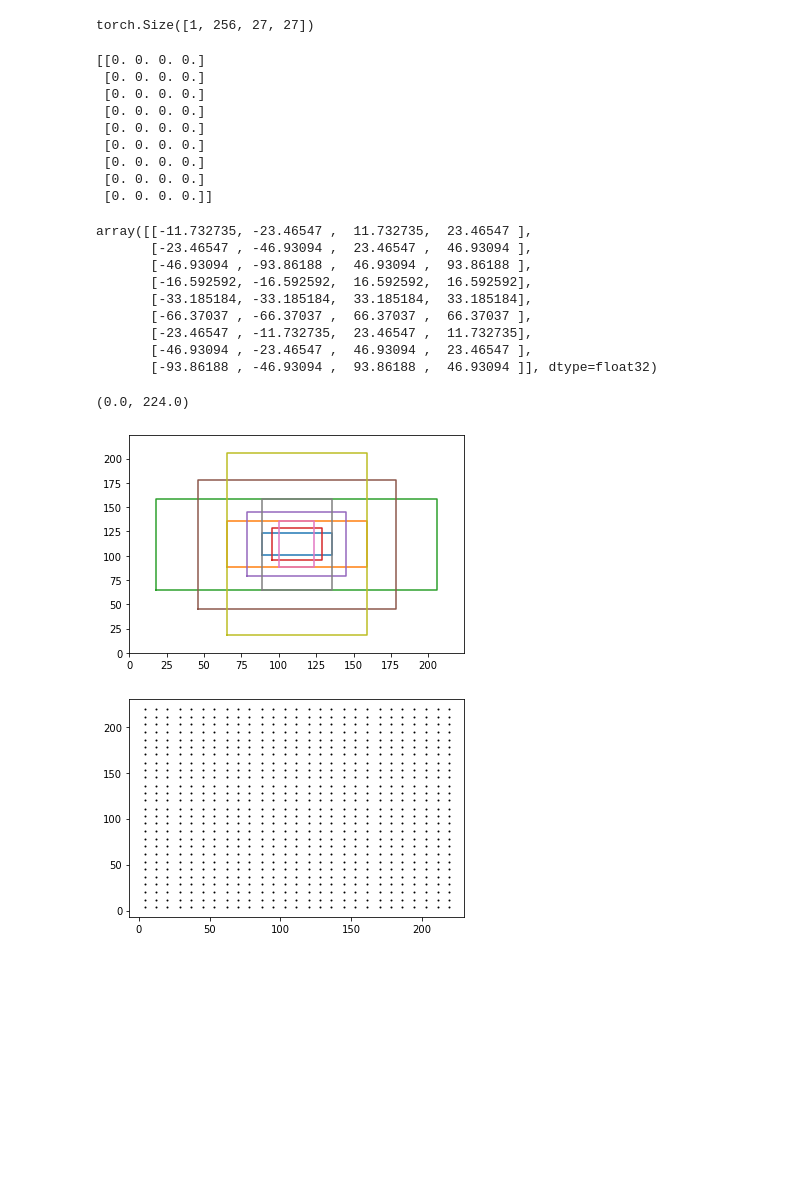
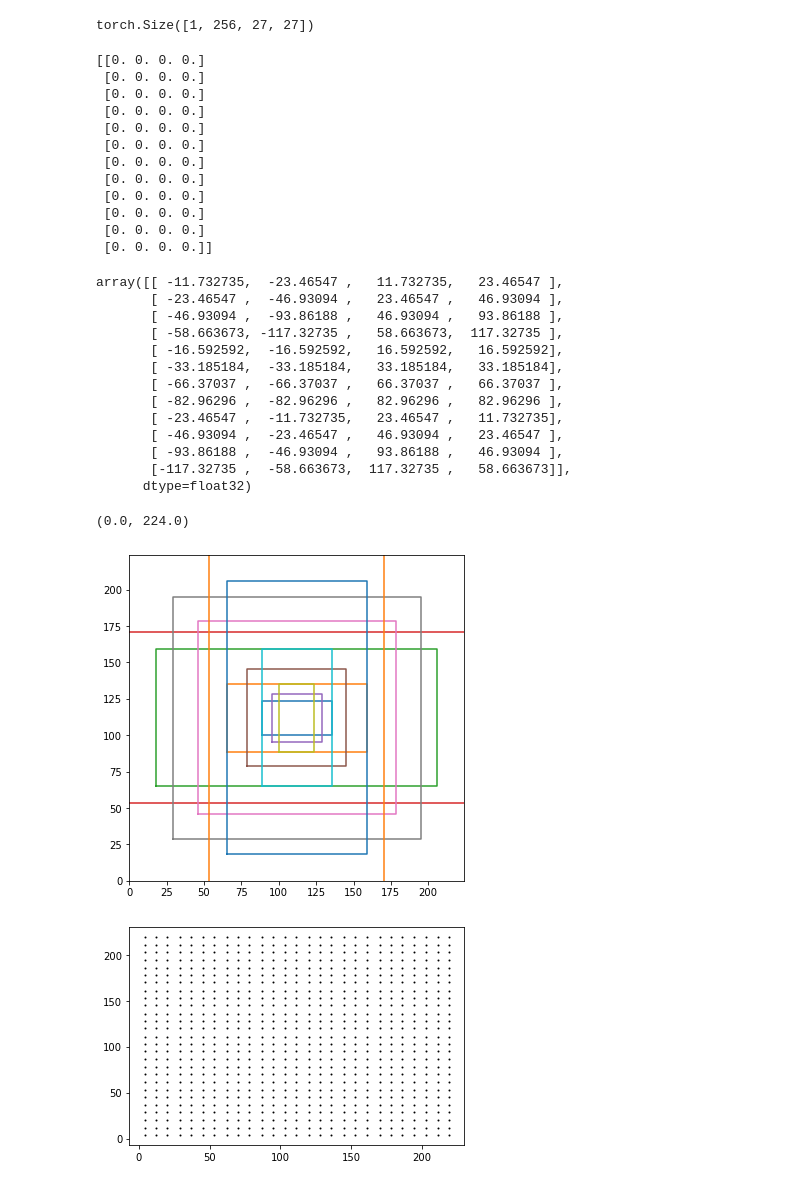
Before and after one commit to B-ramB/DL-DeepFruitDetection, a Jupyter notebook: DLOrchard.ipynb, the cells around one changed output. Saved outputs shown, nothing was run; the diff lists cells and outputs as text; code cells hidden in the pictures; blank space fills up the shorter version.

```diff
--- a/DLOrchard.ipynb
+++ b/DLOrchard.ipynb
@@ -118,6 +118,7 @@ mnist_test = torch.load('../data/MNIST/processed/test.pt')
 # %%
 transform = transforms.Compose([transforms.Resize((224,224))])
 train = []
+index = 0
 for i in range(len(mnist_train[0])//100):
     train.append(transform(mnist_train[0][i*100:i*100+100]))
 
@@ -185,7 +186,8 @@ print(out_map.size())
 torch.Size([1, 256, 27, 27])
 # %%
 ratios = [0.5, 1, 2]
-anchor_scales = [4, 8, 16]
+anchor_scales = [4, 8, 16, 20]
+anchor_num = len(ratios)*len(anchor_scales)
 
 anchor_base = np.zeros((len(ratios) * len(anchor_scales), 4), dtype=np.float32)
 
@@ -199,6 +201,9 @@ print(anchor_base)
  [0. 0. 0. 0.]
  [0. 0. 0. 0.]
  [0. 0. 0. 0.]
+ [0. 0. 0. 0.]
+ [0. 0. 0. 0.]
+ [0. 0. 0. 0.]
  [0. 0. 0. 0.]]
 # %%
 featuremapsize = out_map.size()[2]
@@ -220,28 +225,32 @@ for i in range(len(ratios)):
 # %%
 anchor_base
 # %% [output]
-array([[-11.732735, -23.46547 ,  11.732735,  23.46547 ],
-       [-23.46547 , -46.93094 ,  23.46547 ,  46.93094 ],
-       [-46.93094 , -93.86188 ,  46.93094 ,  93.86188 ],
-       [-16.592592, -16.592592,  16.592592,  16.592592],
-       [-33.185184, -33.185184,  33.185184,  33.185184],
-       [-66.37037 , -66.37037 ,  66.37037 ,  66.37037 ],
-       [-23.46547 , -11.732735,  23.46547 ,  11.732735],
-       [-46.93094 , -23.46547 ,  46.93094 ,  23.46547 ],
-       [-93.86188 , -46.93094 ,  93.86188 ,  46.93094 ]], dtype=float32)
+array([[ -11.732735,  -23.46547 ,   11.732735,   23.46547 ],
+       [ -23.46547 ,  -46.93094 ,   23.46547 ,   46.93094 ],
+       [ -46.93094 ,  -93.86188 ,   46.93094 ,   93.86188 ],
+       [ -58.663673, -117.32735 ,   58.663673,  117.32735 ],
+       [ -16.592592,  -16.592592,   16.592592,   16.592592],
+       [ -33.185184,  -33.185184,   33.185184,   33.185184],
+       [ -66.37037 ,  -66.37037 ,   66.37037 ,   66.37037 ],
+       [ -82.96296 ,  -82.96296 ,   82.96296 ,   82.96296 ],
+       [ -23.46547 ,  -11.732735,   23.46547 ,   11.732735],
+       [ -46.93094 ,  -23.46547 ,   46.93094 ,   23.46547 ],
+       [ -93.86188 ,  -46.93094 ,   93.86188 ,   46.93094 ],
+       [-117.32735 ,  -58.663673,  117.32735 ,   58.663673]],
+      dtype=float32)
 # %%
-plt.figure()
+plt.figure(figsize=(6,6))
 ab = anchor_base + 112
-for i in range(9):
+for i in range(anchor_num):
     x = [ab[i,1],ab[i,3],ab[i,3],ab[i,1],ab[i,1]]
     y = [ab[i,0],ab[i,0],ab[i,2],ab[i,2],ab[i,0]]
     plt.plot(x,y)
 plt.xlim([0,224])
 plt.ylim([0,224])
 # plt.plot([0,224,224,0,0],[224,224,0,0,224])
 # %% [output]
 (0.0, 224.0)
-[figure, old version]
+[figure, new version]
 # %%
 ctr_x = np.arange(subsample/2, (featuremapsize+.5) * subsample, subsample)
 ctr_y = np.arange(subsample/2, (featuremapsize+.5) * subsample, subsample)
```
Also changed, not shown: parts of 23 cells of this notebook.
